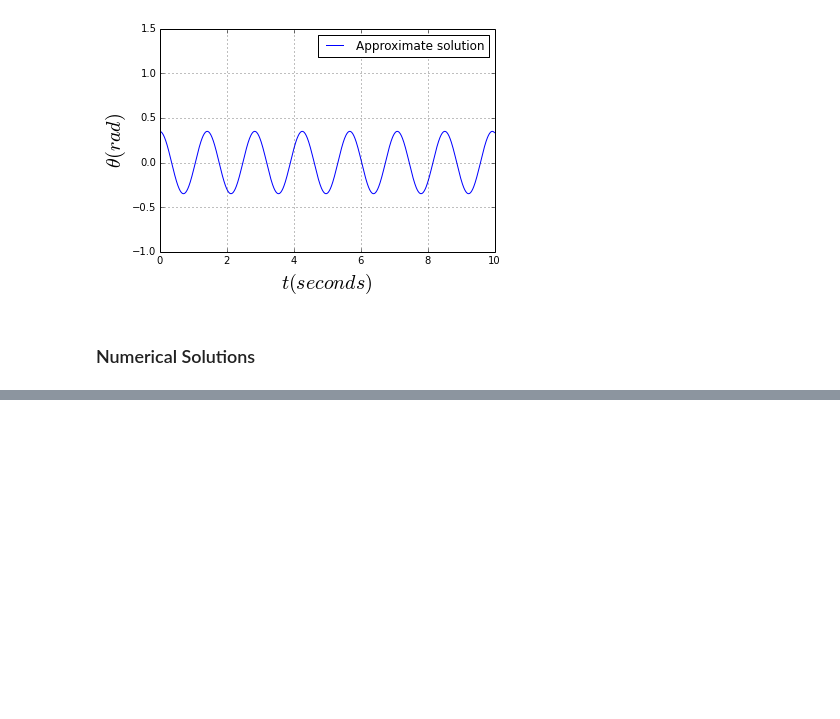
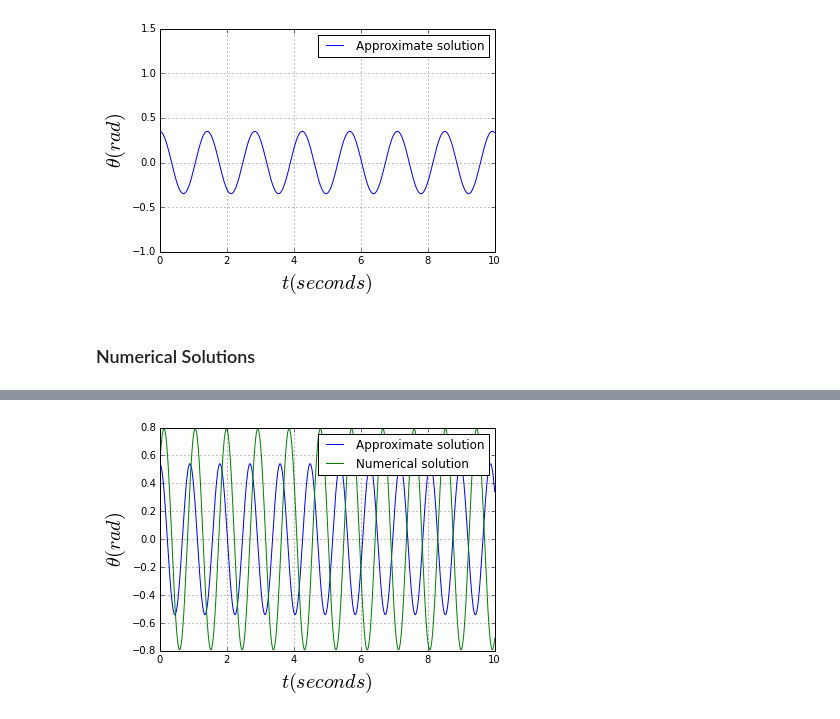
Before and after one commit to cucucachu/PHYS202-S14, a Jupyter notebook: SciPy/ODETour.ipynb, the cells around one changed output, grey strips where cells are left out. Cells and saved outputs as stored; diff of their text form; code cells hidden in the pictures; blank space fills up the shorter version.

Commit message:
Integration Exercises and ODETour

```diff
--- a/SciPy/ODETour.ipynb
+++ b/SciPy/ODETour.ipynb
@@ -52,0 +82,38 @@ TypeError: 'tuple' object is not callable
+# %%
+def derivSP(thetaIn,t,g,ell):  # return derivatives of the array theta
+    theta = thetaIn[0]
+    omega = thetaIn[1]
+    dtheta = omega
+    domega = -(g/ell)*np.sin(theta)
+    return array([ dtheta, domega ])
+
+
+def simplePendulum(th0=20.,w0=0.,ell=0.5,g=9.8):
+
+    t = np.arange(0.,10.+0.01,0.01)
+
+    #Approximate analytic solution for comparison
+    approx = th0*np.pi/180*np.cos(np.sqrt(g/ell)*t)
+
+    #convert degrees to radians
+    initVals = np.array([th0*np.pi/180,w0])
+
+    #pass the function deriv to the solver with initial values and integration variable
+    theta = odeint(derivSP,initVals,t,args=(g,ell))
+    #theta[:,0] are the positions
+    #theta[:,1] are the angular velocities
+
+    #Plot the results
+    plt.plot(t,approx,label='Approximate solution')
+    plt.plot(t,theta[:,0],label='Numerical solution')
+    plt.xlabel(r'$t (seconds)$',fontsize=20)
+    plt.ylabel(r'$\theta (rad)$',fontsize=20)
+    #plt.ylim(-2.,2.)
+    plt.grid()
+    plt.legend()
+    plt.show()
+
+
+v = interact(simplePendulum,th0=(0.,90.),w0=(0.,10.),ell=(0.1,1.0),g=(1.0,20.0))
+# %% [output]
+[figure, added]
```
Also changed, not shown: parts of 14 cells of this notebook, 5 other files.
